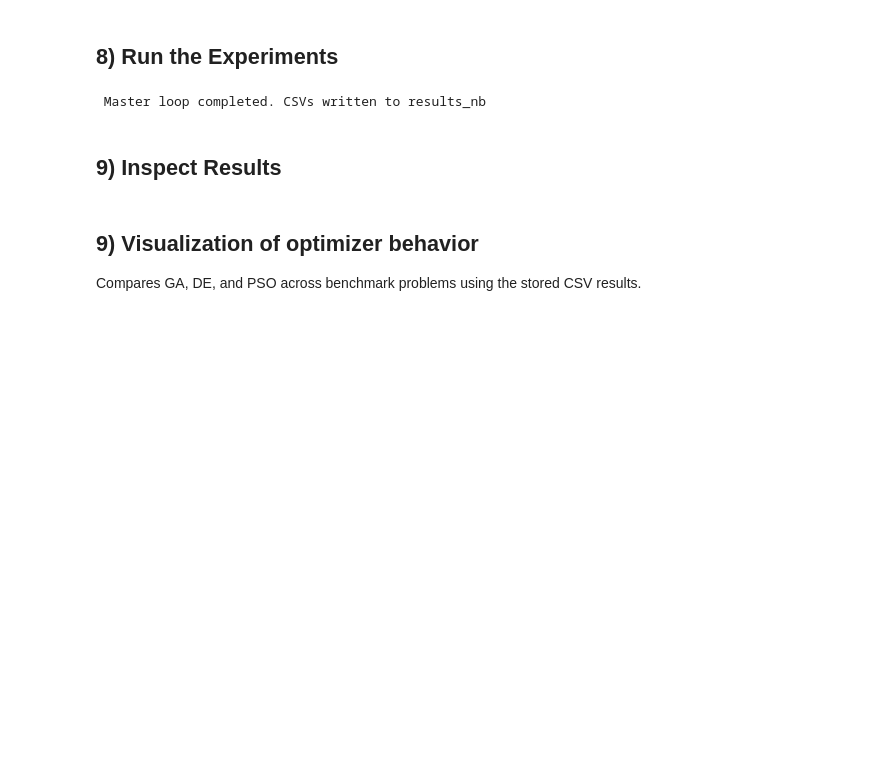
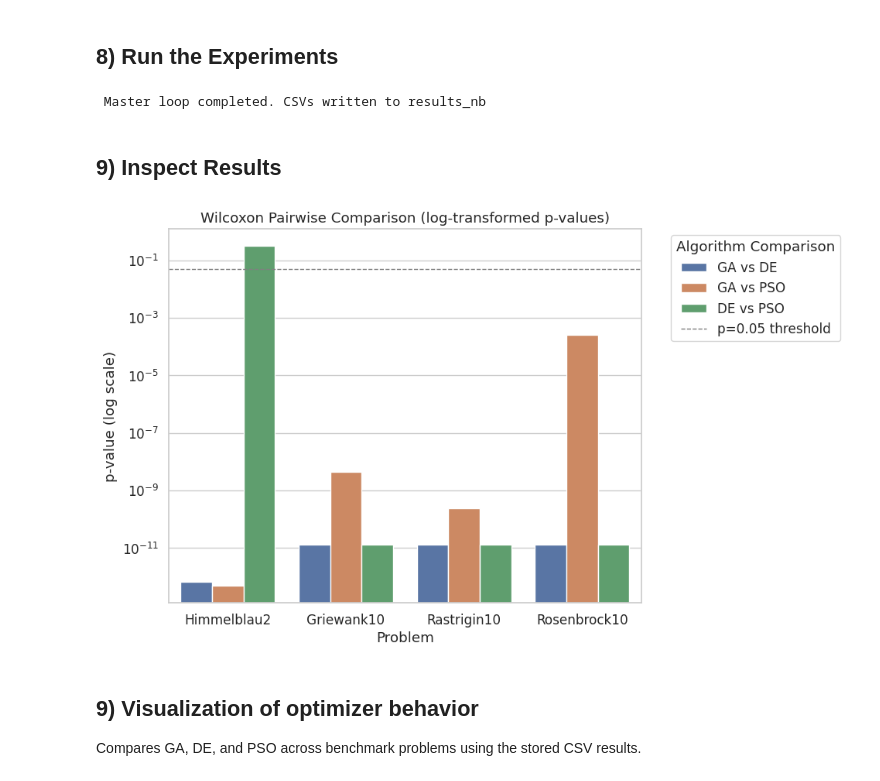
Before and after one commit to raqcoss/EvoComputing, a Jupyter notebook: HW3.ipynb, the cells around one changed output. Cells and saved outputs as stored; diff of their text form; code cells hidden in the pictures; blank space fills up the shorter version.

```diff
--- a/HW3.ipynb
+++ b/HW3.ipynb
@@ -698,3 +698,44 @@ else:
+# %%
+## Wilcoxon test p-values (log-transformed)
+import seaborn as sns
+import matplotlib.pyplot as plt
+import numpy as np
+import pandas as pd
+import os
+
+# Load the pairwise Wilcoxon results
+pairwise_df = pd.read_csv(os.path.join("results_nb", "pairwise_wilcoxon_summary.csv"))
+
+# Expected columns: problem, algo1, algo2, p_value
+# If your CSV has a different structure, adjust accordingly
+if not {"problem", "algo_A", "algo_B", "p_value"}.issubset(pairwise_df.columns):
+    raise ValueError("CSV must contain columns: 'problem', 'algo_A', 'algo_B', 'p_value'")
+
+# Build a label for each algorithm comparison
+pairwise_df["comparison"] = pairwise_df["algo_A"] + " vs " + pairwise_df["algo_B"]
+
+# Clip p-values to avoid log(0) issues
+pairwise_df["p_value"] = pairwise_df["p_value"].clip(lower=1e-20)
+
+plt.figure(figsize=(10, 6))
+sns.barplot(
+    data=pairwise_df,
+    x="problem",
+    y="p_value",
+    hue="comparison",
+    dodge=True
+)
+plt.yscale("log")
+plt.axhline(0.05, color="gray", linestyle="--", linewidth=1, label="p=0.05 threshold")
+plt.ylabel("p-value (log scale)")
+plt.xlabel("Problem")
+plt.title("Wilcoxon Pairwise Comparison (log-transformed p-values)")
+plt.legend(title="Algorithm Comparison", bbox_to_anchor=(1.05, 1), loc="upper left")
+plt.tight_layout()
+plt.savefig("figs/wilcoxon_pvalues.png", dpi=300)
+plt.show()
+# %% [output]
+[figure, added]
 # %%
 import os, glob, pandas as pd
 
```
Also changed, not shown: parts of 11 cells of this notebook, 5 other files.
